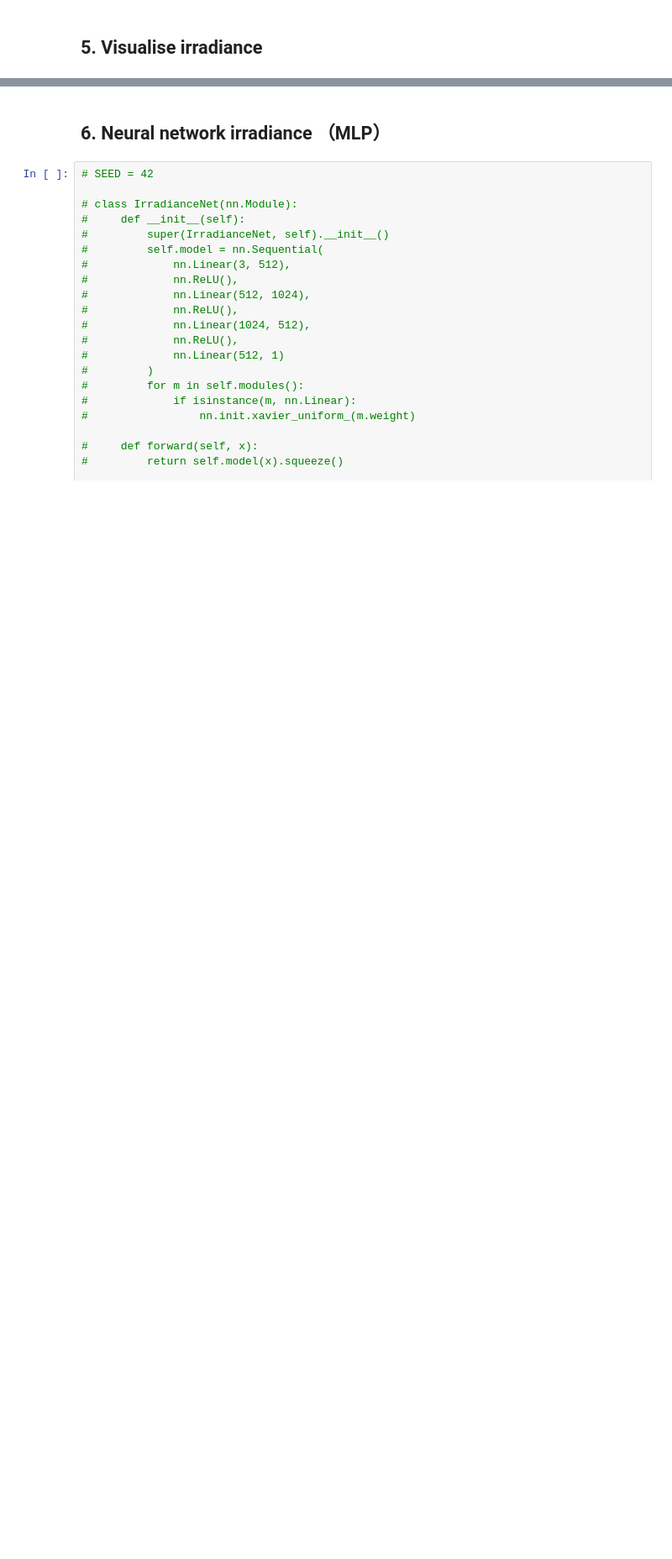
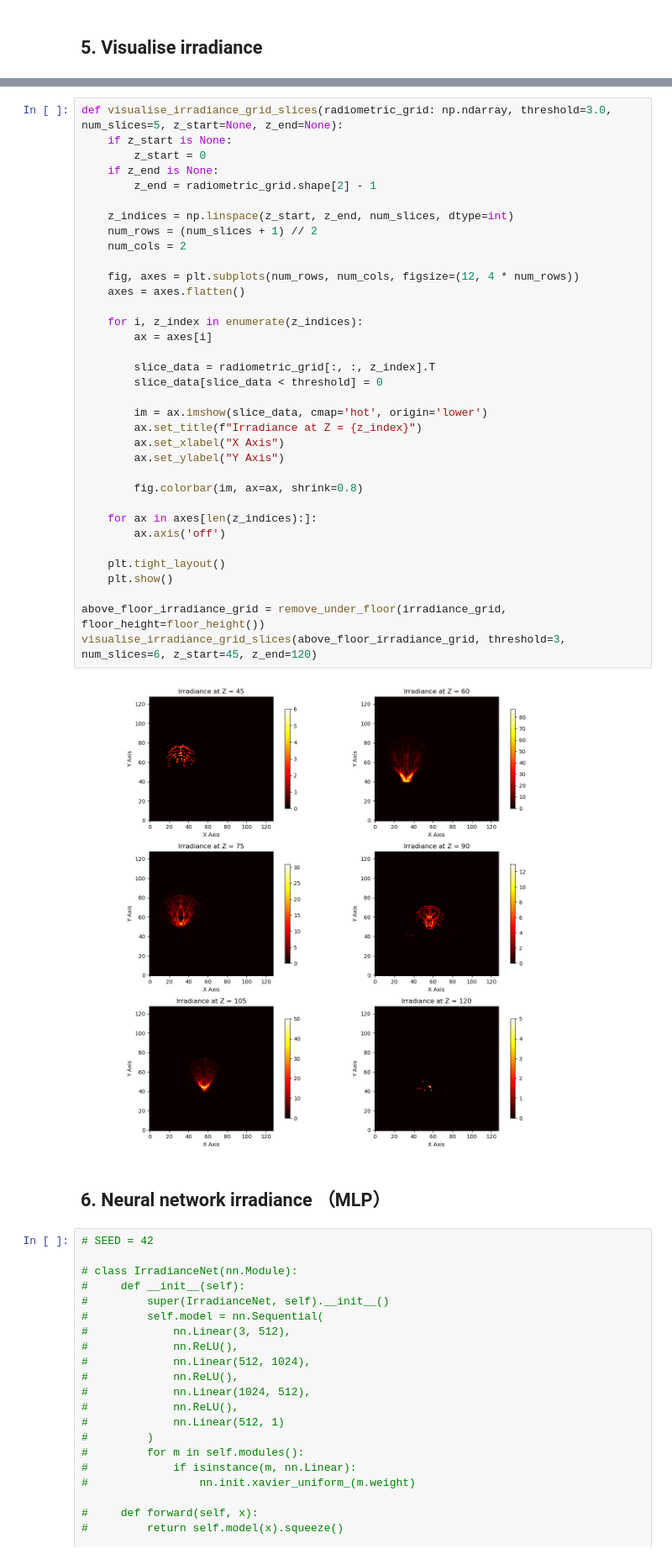
Before and after one commit to swirling-wind/Eikonal-Voxel-Rendering, a Jupyter notebook: main.ipynb, the cells around one changed output, grey strips where cells are left out. Shown at 84% size. Drawn from its saved outputs; the diff is of its cells as text; blank space fills up the shorter version.

Commit message:
Add slices

```diff
--- a/main.ipynb
+++ b/main.ipynb
@@ -390,3 +388,40 @@ visualise_irradiance_grid_3d(irradiance_grid, threshold=3, only_above_floor=Fals
+# %%
+def visualise_irradiance_grid_slices(radiometric_grid: np.ndarray, threshold=3.0, num_slices=5, z_start=None, z_end=None):
+    if z_start is None:
+        z_start = 0
+    if z_end is None:
+        z_end = radiometric_grid.shape[2] - 1
+
+    z_indices = np.linspace(z_start, z_end, num_slices, dtype=int)
+    num_rows = (num_slices + 1) // 2
+    num_cols = 2
+
+    fig, axes = plt.subplots(num_rows, num_cols, figsize=(12, 4 * num_rows))
+    axes = axes.flatten()
+
+    for i, z_index in enumerate(z_indices):
+        ax = axes[i]
+
+        slice_data = radiometric_grid[:, :, z_index].T
+        slice_data[slice_data < threshold] = 0
+
+        im = ax.imshow(slice_data, cmap='hot', origin='lower')
+        ax.set_title(f"Irradiance at Z = {z_index}")
+        ax.set_xlabel("X Axis")
+        ax.set_ylabel("Y Axis")
+
+        fig.colorbar(im, ax=ax, shrink=0.8)
+
+    for ax in axes[len(z_indices):]:
+        ax.axis('off')
+
+    plt.tight_layout()
+    plt.show()
+
+above_floor_irradiance_grid = remove_under_floor(irradiance_grid, floor_height=floor_height())
+visualise_irradiance_grid_slices(above_floor_irradiance_grid, threshold=3, num_slices=6, z_start=45, z_end=120)
+# %% [output]
+[figure, added]
 # %% [markdown]
 ## 6. Neural network irradiance （MLP）
 # %%
```
Also changed, not shown: parts of 9 cells of this notebook.
